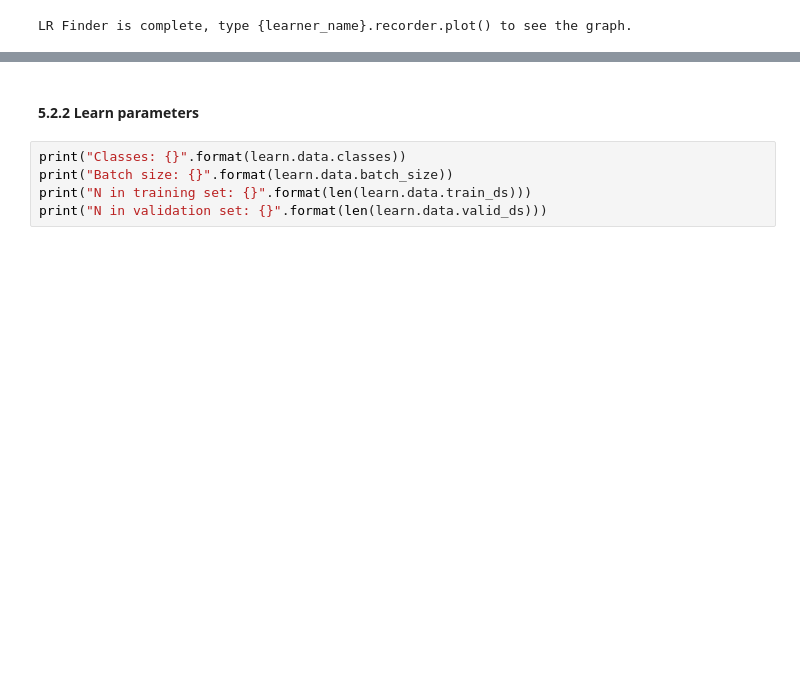
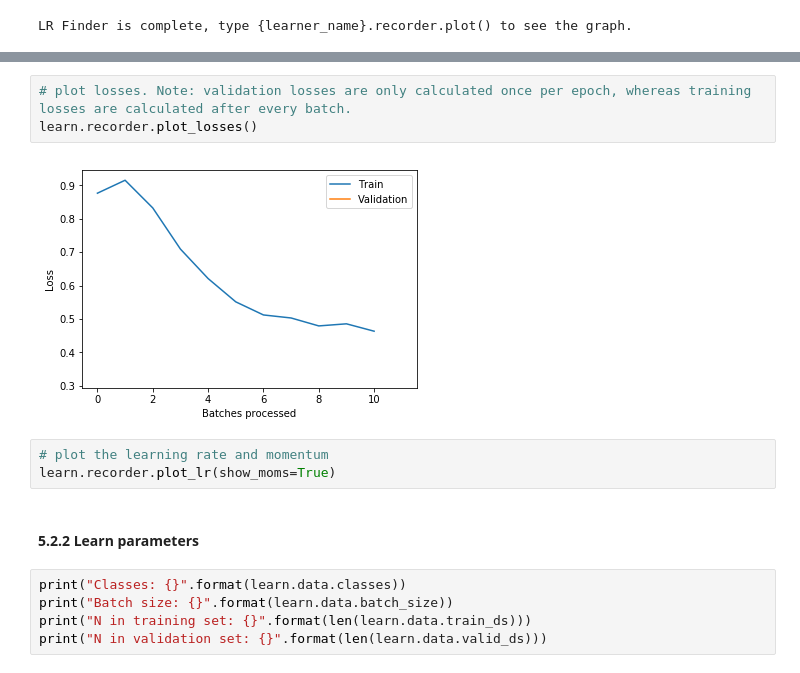
Before and after one commit to ttompk/ucsf_grinberg_neuro_images, a Jupyter notebook: early_development/fastai_template_single_label.ipynb, the cells around one changed output, grey strips where cells are left out. Saved outputs shown, nothing was run; the diff lists cells and outputs as text; blank space fills up the shorter version.

```diff
--- a/early_development/fastai_template_single_label.ipynb
+++ b/early_development/fastai_template_single_label.ipynb
@@ -132,3 +162,11 @@ learn.recorder.plot()
+# %%
+# plot losses. Note: validation losses are only calculated once per epoch, whereas training losses are calculated after every batch.
+learn.recorder.plot_losses()
+# %% [output]
+[figure, added]
+# %%
+# plot the learning rate and momentum
+learn.recorder.plot_lr(show_moms=True)
 # %% [markdown]
 #### 5.2.2 Learn parameters
 # %%
```
Also changed, not shown: parts of 19 cells of this notebook, 1 other file.
